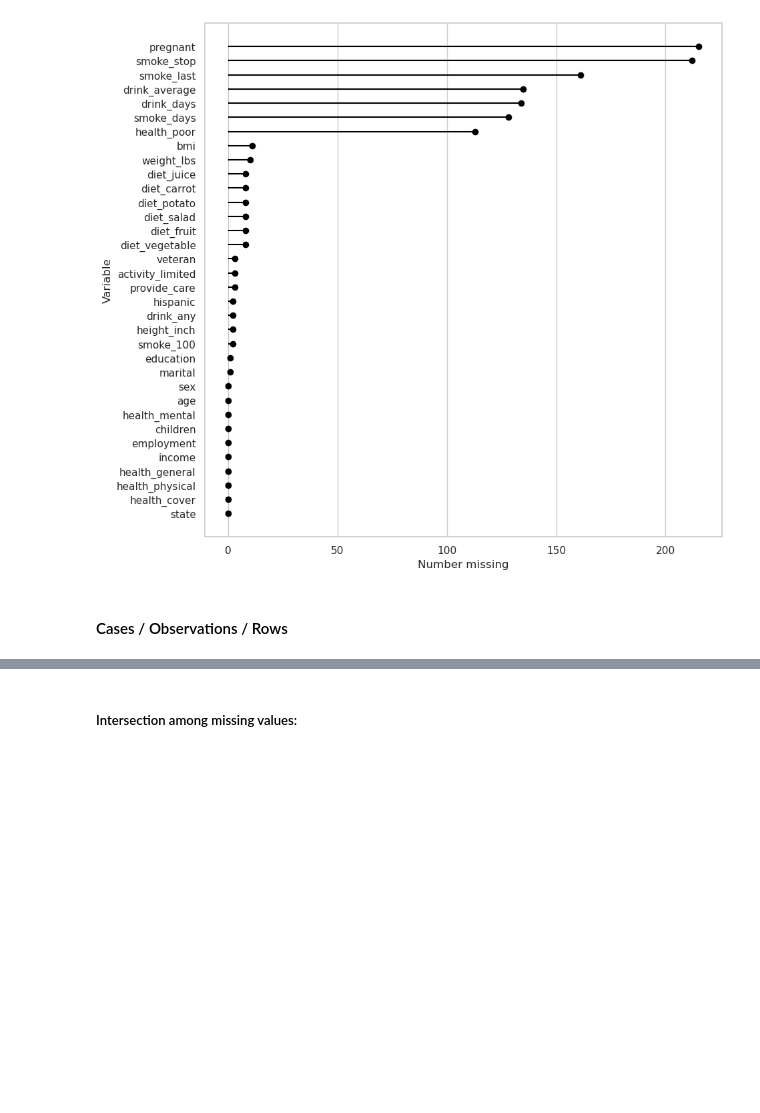
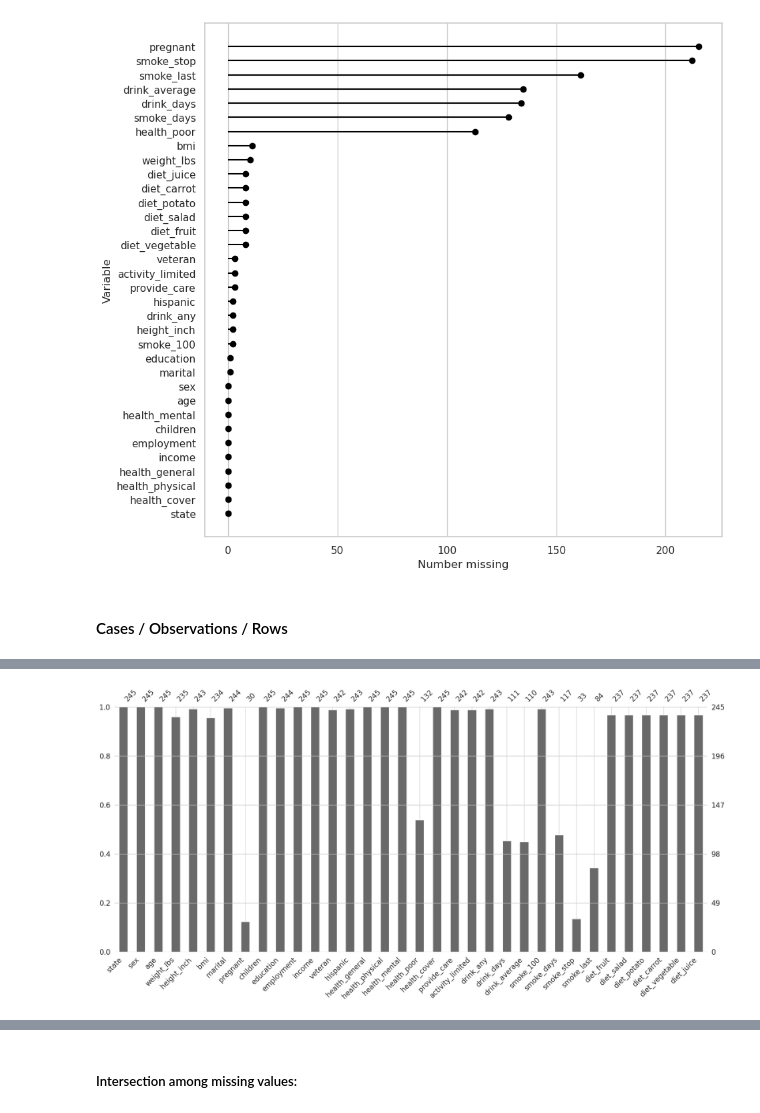
Before and after one commit to fenilenvinileno97/missing-values, a Jupyter notebook: notebooks/exploration.ipynb, the cells around one changed output, grey strips where cells are left out. Drawn from its saved outputs; the diff is of its cells as text; code cells hidden in the pictures; blank space fills up the shorter version.

```diff
--- a/notebooks/exploration.ipynb
+++ b/notebooks/exploration.ipynb
@@ -349,0 +324,5 @@ riskfactors_df.missing.missing_case_plot()
+# %%
+missingno.bar(df = riskfactors_df)
+plt.show()
+# %% [output]
+[figure, added]
```
Also changed, not shown: parts of 28 cells of this notebook, 2 other files.
